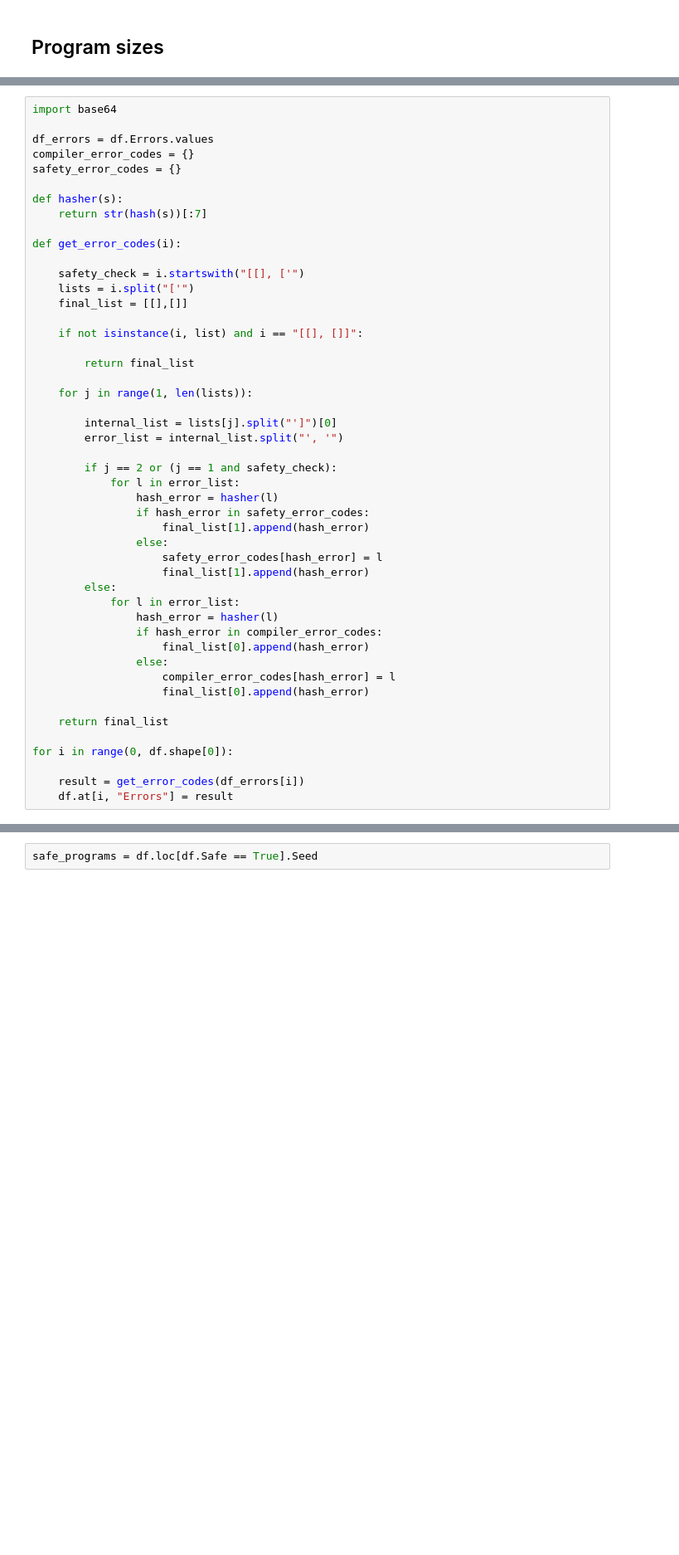
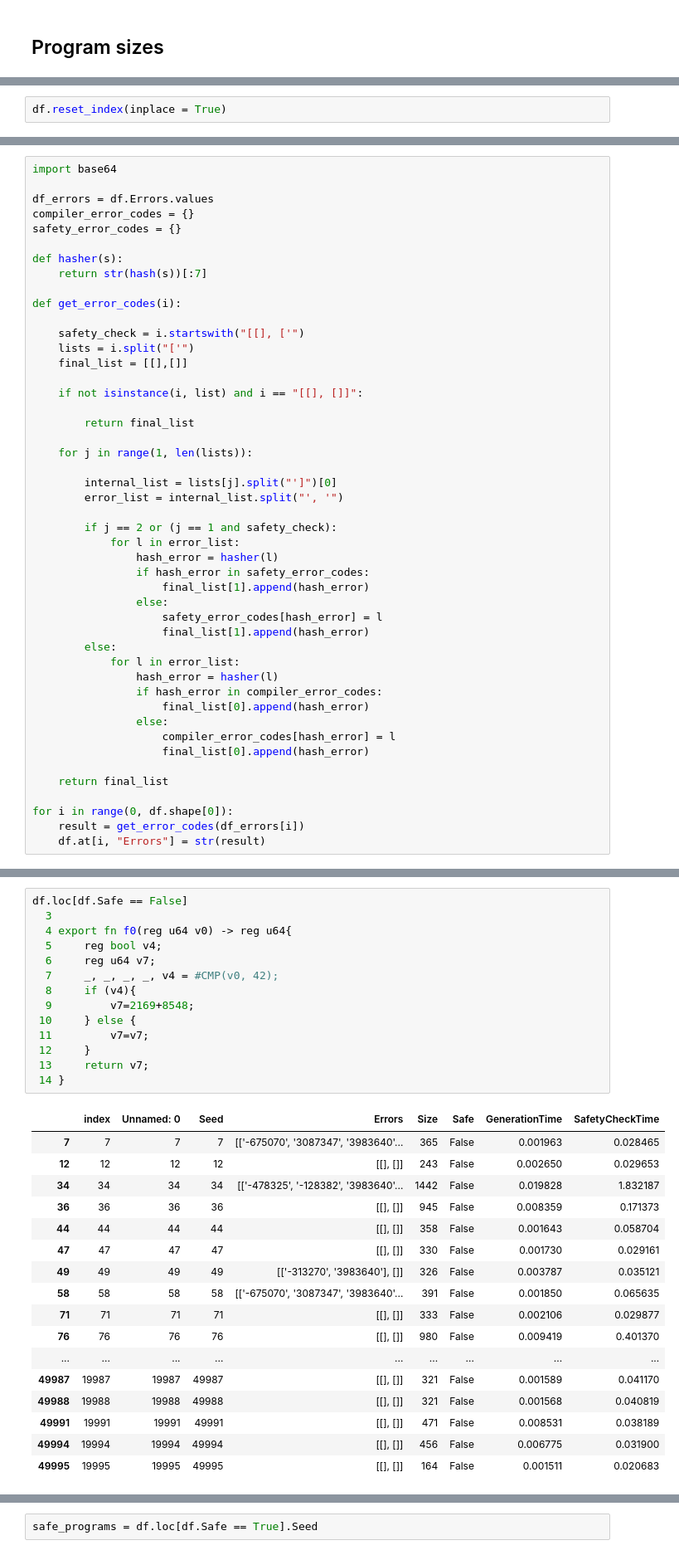
Before and after one commit to thornado123/JasminFuzzer, a Jupyter notebook: evaluation/Analysis of compiler data.ipynb, the cells around one changed output, grey strips where cells are left out. Shown at 83% size. Cells and saved outputs as stored; diff of their text form; blank space fills up the shorter version.

```diff
--- a/evaluation/Analysis of compiler data.ipynb
+++ b/evaluation/Analysis of compiler data.ipynb
@@ -53,0 +64,2 @@ Average size of program:  140000.0
+# %%
+df.reset_index(inplace = True)
@@ -96,6 +113,5 @@ def get_error_codes(i):
     return final_list
 
 for i in range(0, df.shape[0]):
-
     result = get_error_codes(df_errors[i])
-    df.at[i, "Errors"] = result
+    df.at[i, "Errors"] = str(result)
@@ -143,0 +209,32 @@ for i in safety_error_codes:
+# %%
+df.loc[df.Safe == False]
+  3
+  4 export fn f0(reg u64 v0) -> reg u64{
+  5     reg bool v4;
+  6     reg u64 v7;
+  7     _, _, _, _, v4 = #CMP(v0, 42);
+  8     if (v4){
+  9         v7=2169+8548;
+ 10     } else {
+ 11         v7=v7;
+ 12     }
+ 13     return v7;
+ 14 }
+# %% [output]
+|  | index | Unnamed: 0 | Seed | Errors | Size | Safe | GenerationTime | SafetyCheckTime |
+| 7 | 7 | 7 | 7 | [['-675070', '3087347', '3983640'... | 365 | False | 0.001963 | 0.028465 |
+| 12 | 12 | 12 | 12 | [[], []] | 243 | False | 0.002650 | 0.029653 |
+| 34 | 34 | 34 | 34 | [['-478325', '-128382', '3983640'... | 1442 | False | 0.019828 | 1.832187 |
+| 36 | 36 | 36 | 36 | [[], []] | 945 | False | 0.008359 | 0.171373 |
+| 44 | 44 | 44 | 44 | [[], []] | 358 | False | 0.001643 | 0.058704 |
+| 47 | 47 | 47 | 47 | [[], []] | 330 | False | 0.001730 | 0.029161 |
+| 49 | 49 | 49 | 49 | [['-313270', '3983640'], []] | 326 | False | 0.003787 | 0.035121 |
+| 58 | 58 | 58 | 58 | [['-675070', '3087347', '3983640'... | 391 | False | 0.001850 | 0.065635 |
+| 71 | 71 | 71 | 71 | [[], []] | 333 | False | 0.002106 | 0.029877 |
+| 76 | 76 | 76 | 76 | [[], []] | 980 | False | 0.009419 | 0.401370 |
+| ... | ... | ... | ... | ... | ... | ... | ... | ... |
+| 49987 | 19987 | 19987 | 49987 | [[], []] | 321 | False | 0.001589 | 0.041170 |
+| 49988 | 19988 | 19988 | 49988 | [[], []] | 321 | False | 0.001568 | 0.040819 |
+| 49991 | 19991 | 19991 | 49991 | [[], []] | 471 | False | 0.008531 | 0.038189 |
+| 49994 | 19994 | 19994 | 49994 | [[], []] | 456 | False | 0.006775 | 0.031900 |
+| 49995 | 19995 | 19995 | 49995 | [[], []] | 164 | False | 0.001511 | 0.020683 |
```
Also changed, not shown: parts of 18 cells of this notebook, 2 other files.
